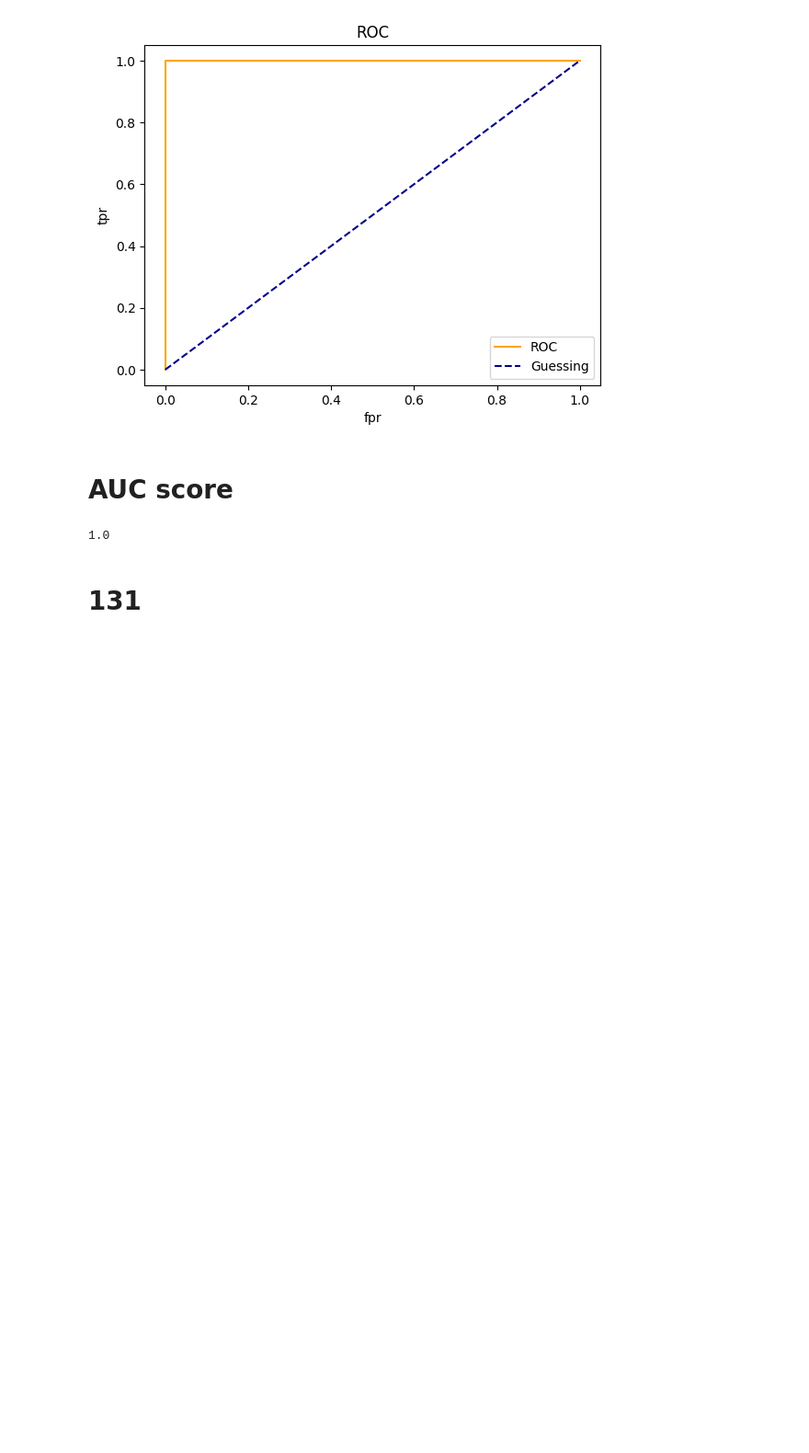
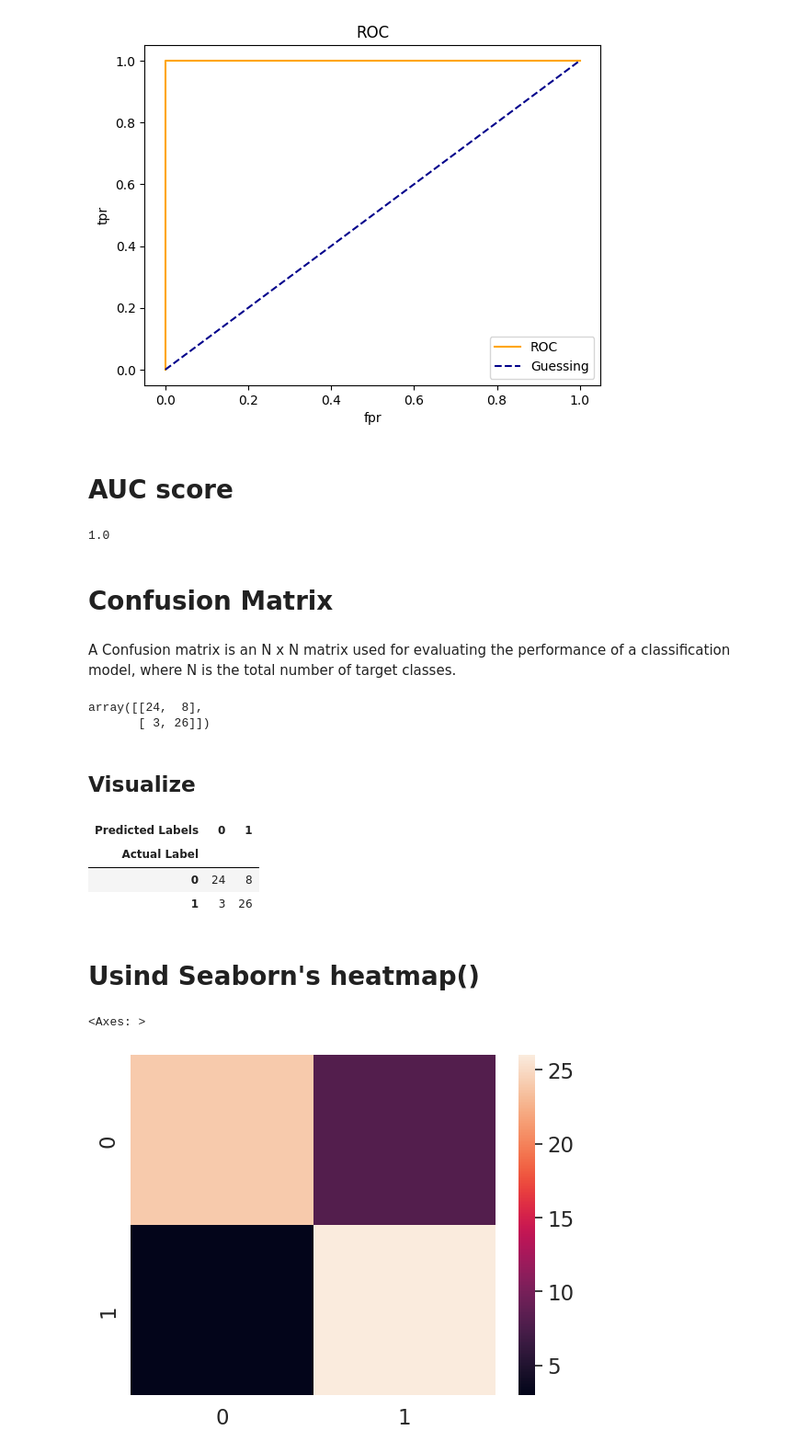
Before and after one commit to Shailsharma2604/Kaggle, a Jupyter notebook: scikitlearn-basic.ipynb, the cells around one changed output. Shown at 92% size. Drawn from its saved outputs; the diff is of its cells as text; code cells hidden in the pictures; blank space fills up the shorter version.

```diff
--- a/scikitlearn-basic.ipynb
+++ b/scikitlearn-basic.ipynb
@@ -1644,5 +1644,41 @@ plot_roc_curve(fpr,tpr)
 roc_auc_score(y_test,y_test)
 # %% [output]
 1.0
+# %% [markdown]
+# Confusion Matrix
+# %% [markdown]
+A Confusion matrix is an N x N matrix used for evaluating the performance of a classification model, where N is the total number of target classes.
+# %%
+from sklearn.metrics import confusion_matrix
+
+y_preds=clf.predict(x_test)
+
+confusion_matrix(y_test,y_preds)
+# %% [output]
+array([[24,  8],
+       [ 3, 26]])
 # %% [markdown]
-# 131
+## Visualize
+# %%
+pd.crosstab(y_test,
+            y_preds,
+            rownames=["Actual Label"],
+            colnames=["Predicted Labels"])
+# %% [output]
+| Predicted Labels | 0 | 1 |
+| Actual Label |  |  |
+| 0 | 24 | 8 |
+| 1 | 3 | 26 |
+# %% [markdown]
+# Usind Seaborn's heatmap()
+# %%
+import seaborn as sns
+
+sns.set(font_scale=1.5)
+
+conf_mat=confusion_matrix(y_test,y_preds)
+
+sns.heatmap(conf_mat)
+# %% [output]
+<Axes: >
+[figure, added]
```
Also changed, not shown: parts of 14 cells of this notebook.
